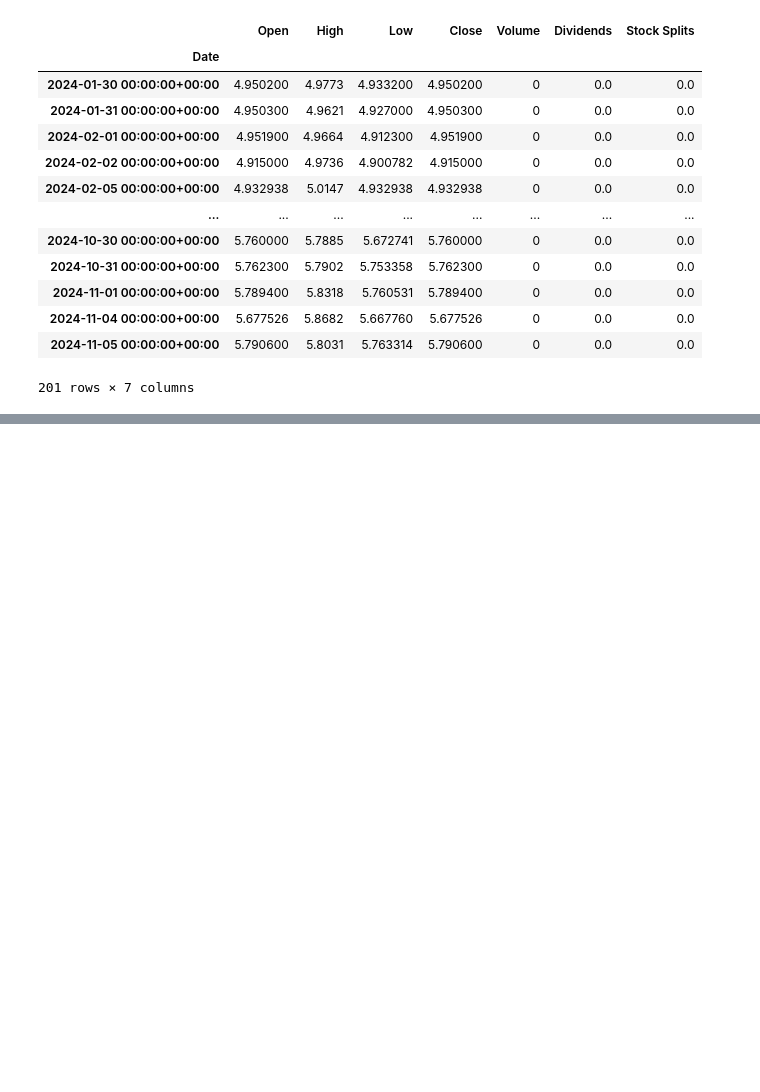
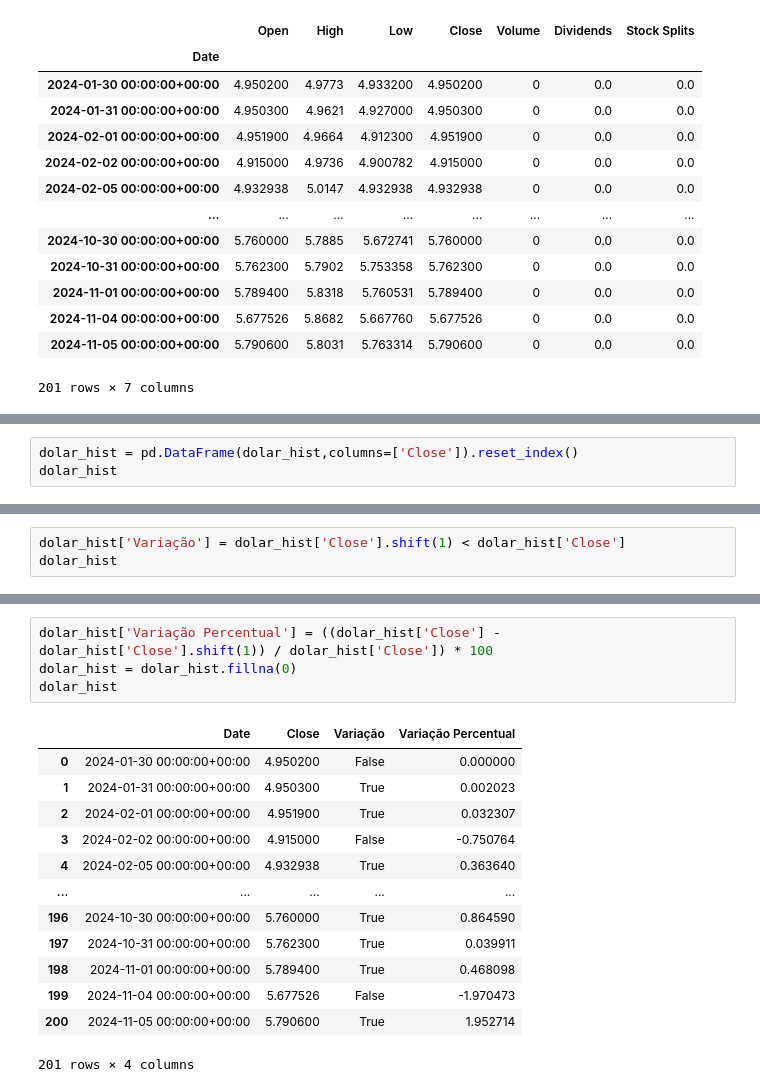
Before and after one commit to Miguelmdcc/Desafio_IA, a Jupyter notebook: Code/main.ipynb, the cells around one changed output, grey strips where cells are left out. Cells and saved outputs as stored; diff of their text form; blank space fills up the shorter version.

```diff
--- a/Code/main.ipynb
+++ b/Code/main.ipynb
@@ -75,0 +78,3 @@ dolar_hist
+# %%
+dolar_hist = pd.DataFrame(dolar_hist,columns=['Close']).reset_index()
+dolar_hist
@@ -75,0 +99,3 @@ dolar_hist
+# %%
+dolar_hist['Variação'] = dolar_hist['Close'].shift(1) < dolar_hist['Close']
+dolar_hist
@@ -75,0 +116,18 @@ dolar_hist
+# %%
+dolar_hist['Variação Percentual'] = ((dolar_hist['Close'] - dolar_hist['Close'].shift(1)) / dolar_hist['Close']) * 100
+dolar_hist = dolar_hist.fillna(0)
+dolar_hist
+# %% [output]
+|  | Date | Close | Variação | Variação Percentual |
+| 0 | 2024-01-30 00:00:00+00:00 | 4.950200 | False | 0.000000 |
+| 1 | 2024-01-31 00:00:00+00:00 | 4.950300 | True | 0.002023 |
+| 2 | 2024-02-01 00:00:00+00:00 | 4.951900 | True | 0.032307 |
+| 3 | 2024-02-02 00:00:00+00:00 | 4.915000 | False | -0.750764 |
+| 4 | 2024-02-05 00:00:00+00:00 | 4.932938 | True | 0.363640 |
+| ... | ... | ... | ... | ... |
+| 196 | 2024-10-30 00:00:00+00:00 | 5.760000 | True | 0.864590 |
+| 197 | 2024-10-31 00:00:00+00:00 | 5.762300 | True | 0.039911 |
+| 198 | 2024-11-01 00:00:00+00:00 | 5.789400 | True | 0.468098 |
+| 199 | 2024-11-04 00:00:00+00:00 | 5.677526 | False | -1.970473 |
+| 200 | 2024-11-05 00:00:00+00:00 | 5.790600 | True | 1.952714 |
+201 rows × 4 columns
```
Also changed, not shown: parts of 4 cells of this notebook.
